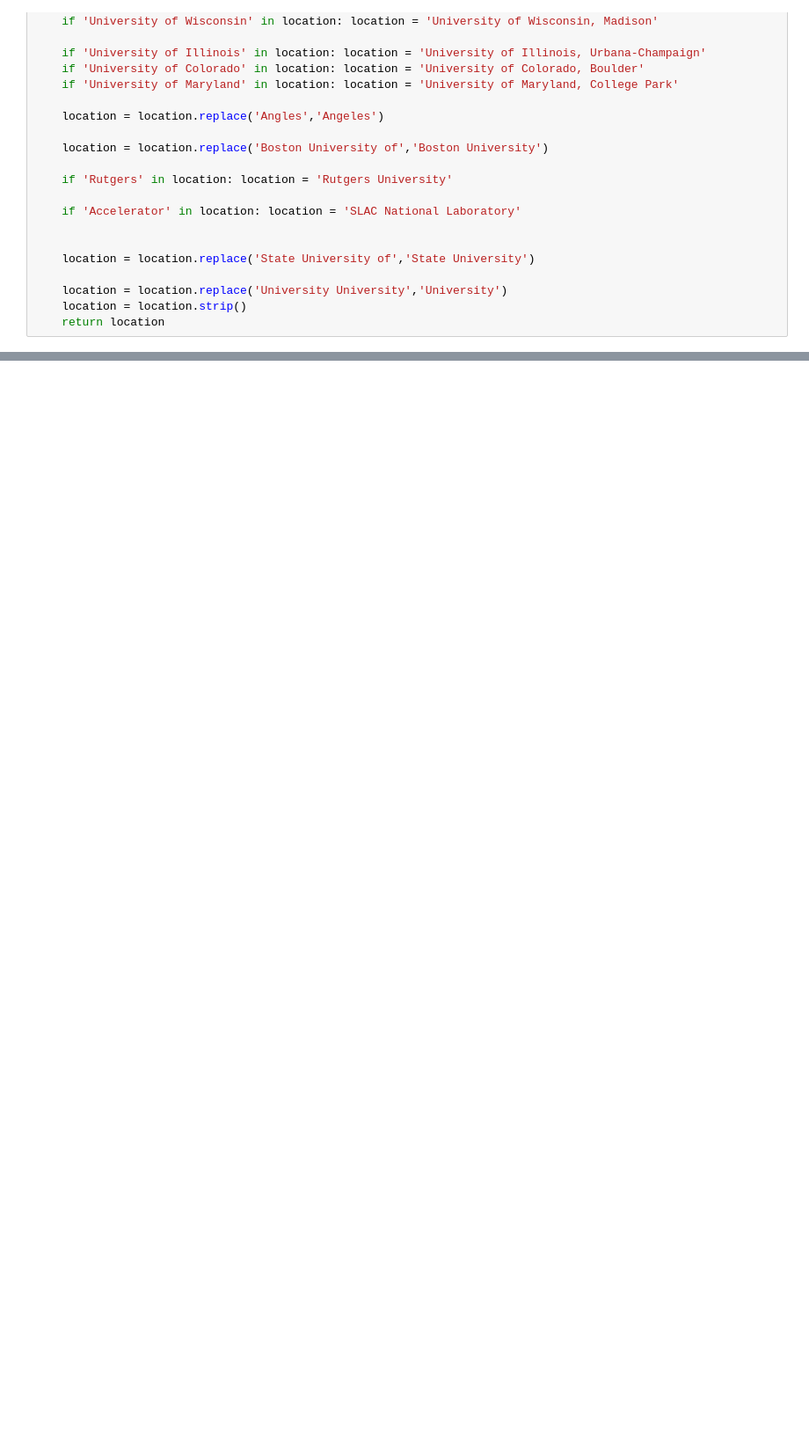
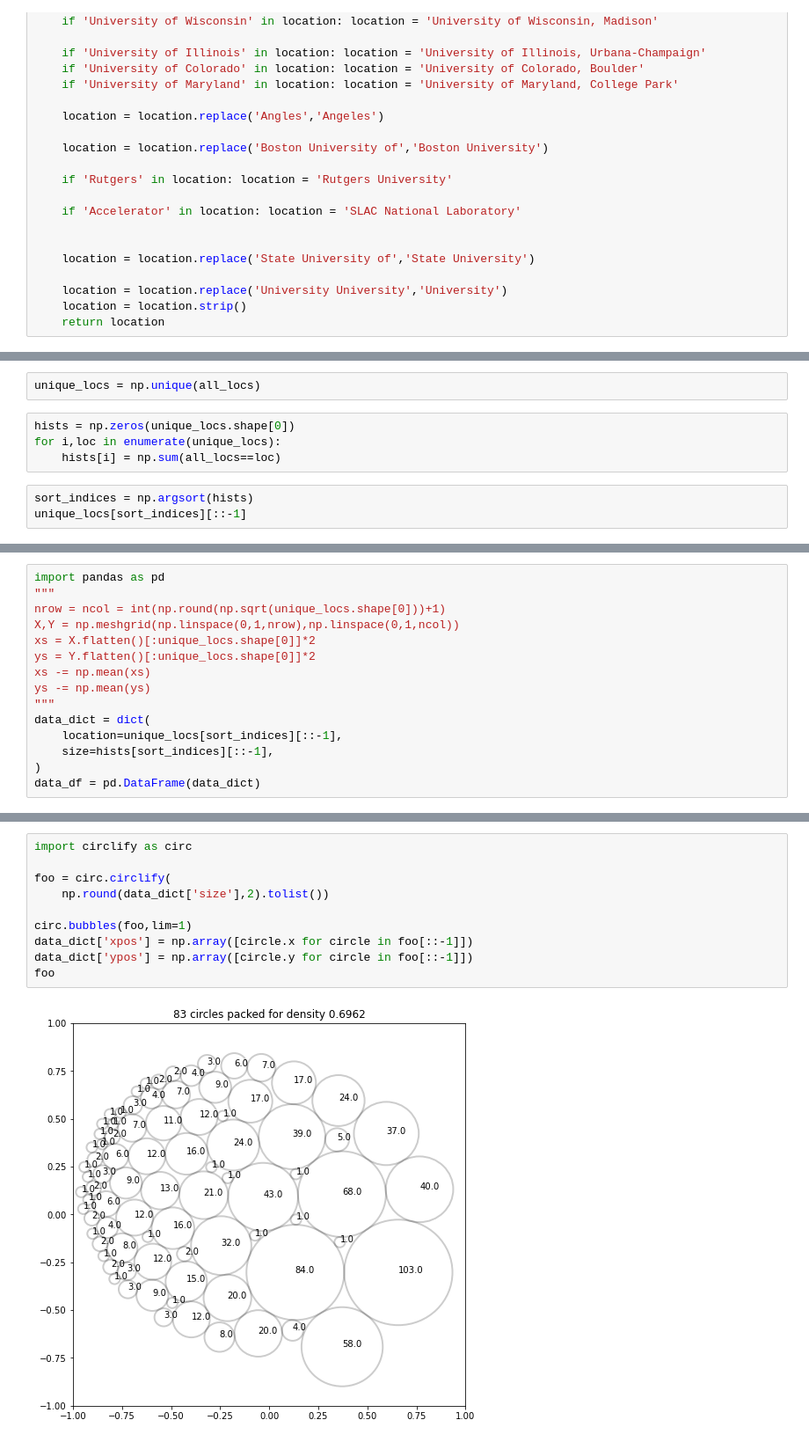
Before and after one commit to agurvich/hack-turday-morning, a Jupyter notebook: 2022-08-06-NASA_NHFP_network_viz/network.ipynb, the cells around one changed output, grey strips where cells are left out. Shown: that part at 88% size. Saved outputs shown, nothing was run; the diff lists cells and outputs as text; blank space fills up the shorter version.

```diff
--- a/2022-08-06-NASA_NHFP_network_viz/network.ipynb
+++ b/2022-08-06-NASA_NHFP_network_viz/network.ipynb
@@ -368,0 +353,9 @@ locations
+# %%
+unique_locs = np.unique(all_locs)
+# %%
+hists = np.zeros(unique_locs.shape[0])
+for i,loc in enumerate(unique_locs):
+    hists[i] = np.sum(all_locs==loc)
+# %%
+sort_indices = np.argsort(hists)
+unique_locs[sort_indices][::-1]
@@ -368,0 +380,15 @@ locations
+# %%
+import pandas as pd
+"""
+nrow = ncol = int(np.round(np.sqrt(unique_locs.shape[0]))+1)
+X,Y = np.meshgrid(np.linspace(0,1,nrow),np.linspace(0,1,ncol))
+xs = X.flatten()[:unique_locs.shape[0]]*2
+ys = Y.flatten()[:unique_locs.shape[0]]*2
+xs -= np.mean(xs)
+ys -= np.mean(ys)
+"""
+data_dict = dict(
+    location=unique_locs[sort_indices][::-1],
+    size=hists[sort_indices][::-1],
+)
+data_df = pd.DataFrame(data_dict)
@@ -368,0 +422,12 @@ locations
+# %%
+import circlify as circ
+
+foo = circ.circlify(
+    np.round(data_dict['size'],2).tolist())
+
+circ.bubbles(foo,lim=1)
+data_dict['xpos'] = np.array([circle.x for circle in foo[::-1]])
+data_dict['ypos'] = np.array([circle.y for circle in foo[::-1]])
+foo
+# %% [output]
+[figure, added]
```
Also changed, not shown: parts of 17 cells of this notebook.
